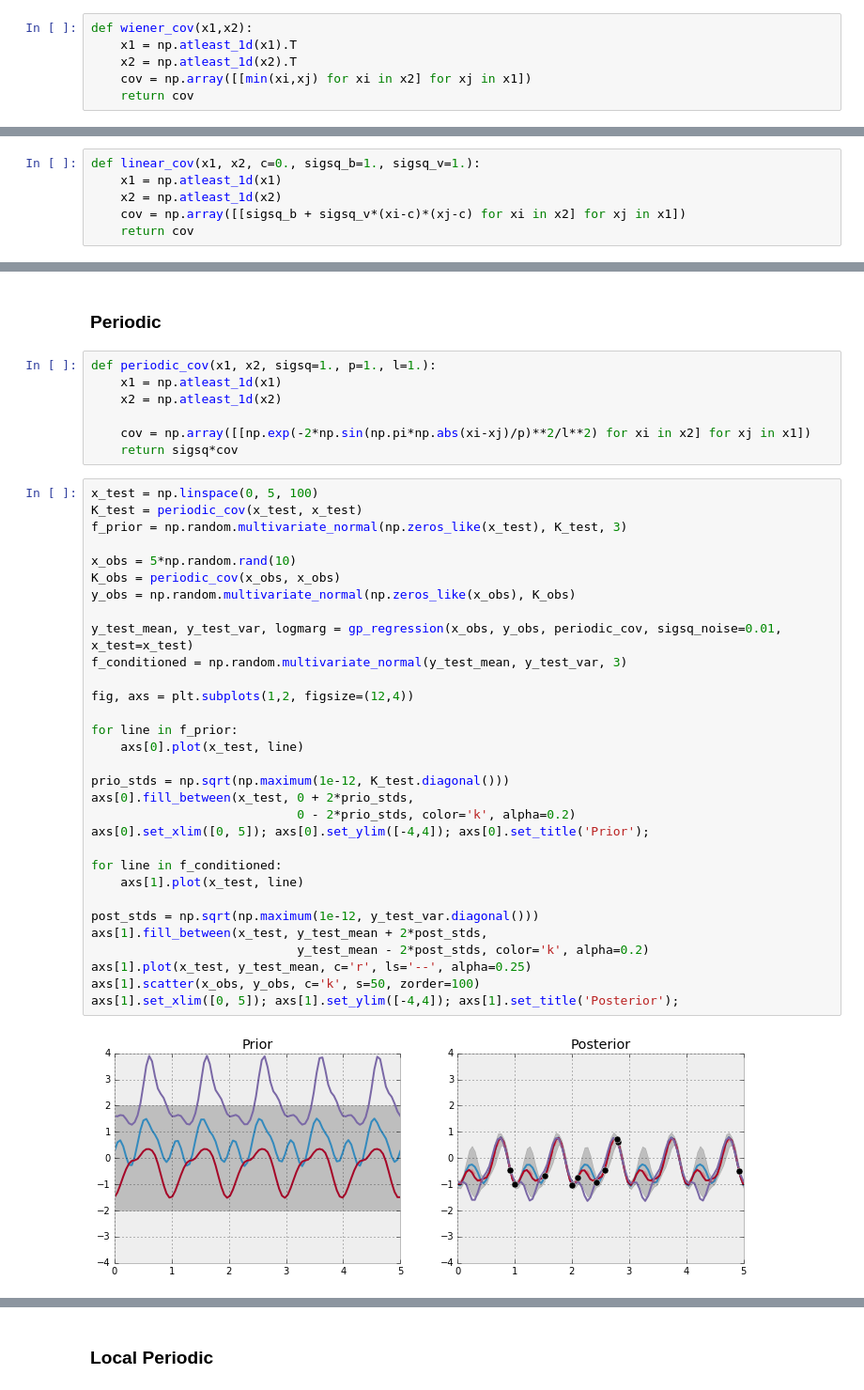
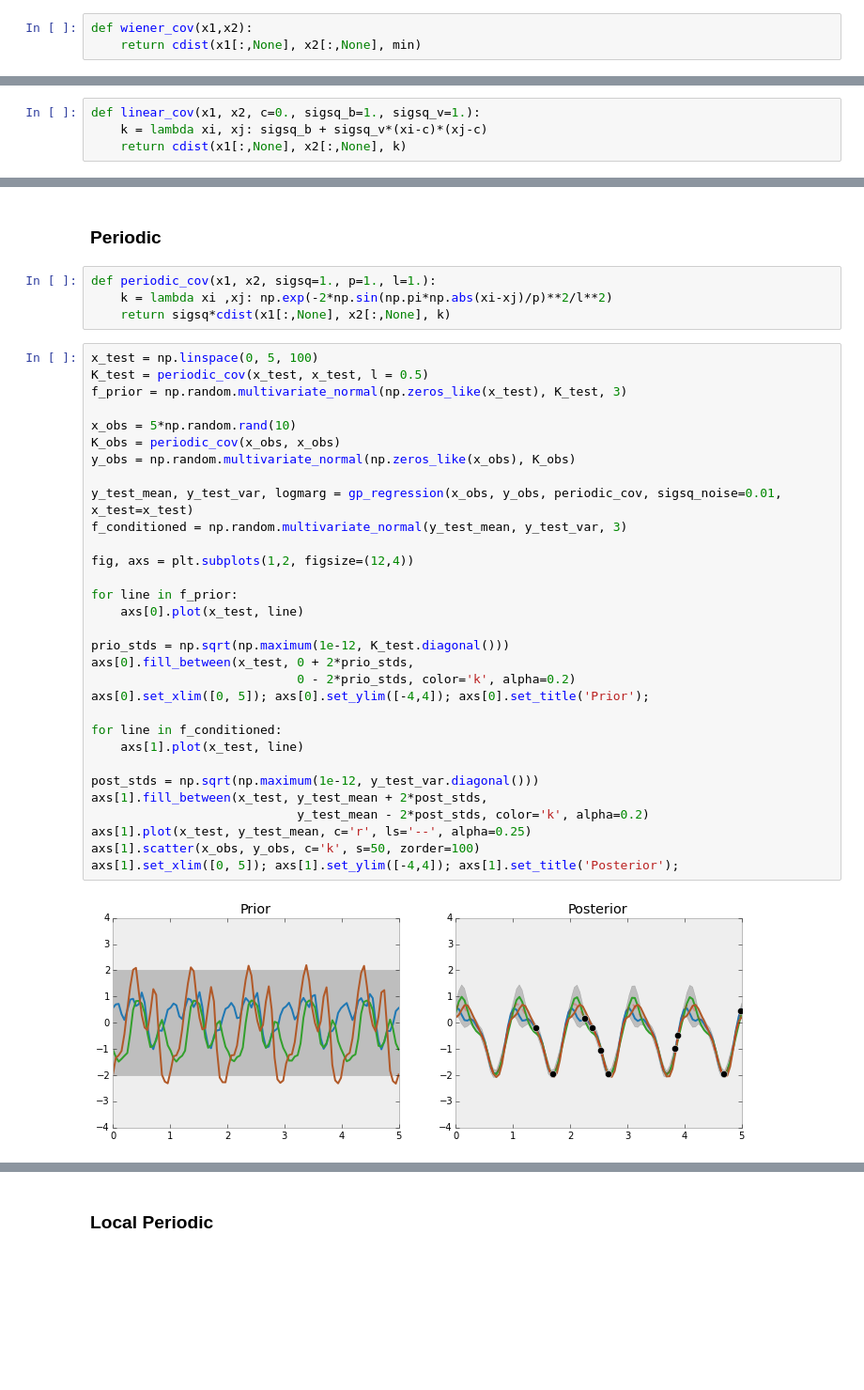
Before and after one commit to colinclement/diabetes-gp, a Jupyter notebook: nbs/GaussianProcessRegression.ipynb, the cells around one changed output, grey strips where cells are left out. Shown at 94% size. Saved outputs shown, nothing was run; the diff lists cells and outputs as text; blank space fills up the shorter version.

```diff
--- a/nbs/GaussianProcessRegression.ipynb
+++ b/nbs/GaussianProcessRegression.ipynb
@@ -158,12 +163,9 @@ plt.xlim([-5, 5]); plt.ylim([-2.5, 2.5]);
 # %% [markdown]
 ## [Exercise 2.3] The Wiener Process
 The Wiener process is defined for $x\ge 0$ and has $f(0)=0$. It has mean zero and a non-startionary covariance function $k(x,x')=\min(x,x')$. If we condition on the Wiener process passing through $f(1)=0$ we obtain a process known as the Brownian Bridge (ot _tied-down_ Wiener process). Show that this process has a covariance $k(x,x')=\min(x,x')-xx'$ for $0\le x,x'\le 1$ and mean $0$.
-# %%
-def wiener_cov(x1,x2):
-    x1 = np.atleast_1d(x1).T
-    x2 = np.atleast_1d(x2).T
-    cov = np.array([[min(xi,xj) for xi in x2] for xj in x1])
-    return cov
+# %%
+def wiener_cov(x1,x2):
+    return cdist(x1[:,None], x2[:,None], min)
 # %%
 x_test = np.linspace(0, 1)
 K_test = wiener_cov(x_test, x_test)
@@ -217,10 +216,8 @@ Results in linear regression
 $$y=v(x-c)+b$$
 # %%
 def linear_cov(x1, x2, c=0., sigsq_b=1., sigsq_v=1.):
-    x1 = np.atleast_1d(x1)
-    x2 = np.atleast_1d(x2)
-    cov = np.array([[sigsq_b + sigsq_v*(xi-c)*(xj-c) for xi in x2] for xj in x1])
-    return cov
+    k = lambda xi, xj: sigsq_b + sigsq_v*(xi-c)*(xj-c)
+    return cdist(x1[:,None], x2[:,None], k)
 # %%
 x_test = np.linspace(-1, 1)
 K_test = linear_cov(x_test, x_test)
@@ -261,44 +258,41 @@ axs[1].set_xlim([-1, 1]); axs[1].set_ylim([-4,4]); axs[1].set_title('Posterior')
 ### Periodic
 # %%
 def periodic_cov(x1, x2, sigsq=1., p=1., l=1.):
-    x1 = np.atleast_1d(x1)
-    x2 = np.atleast_1d(x2)
-
-    cov = np.array([[np.exp(-2*np.sin(np.pi*np.abs(xi-xj)/p)**2/l**2) for xi in x2] for xj in x1])
-    return sigsq*cov
+    k = lambda xi ,xj: np.exp(-2*np.sin(np.pi*np.abs(xi-xj)/p)**2/l**2)
+    return sigsq*cdist(x1[:,None], x2[:,None], k)
 # %%
 x_test = np.linspace(0, 5, 100)
-K_test = periodic_cov(x_test, x_test)
+K_test = periodic_cov(x_test, x_test, l = 0.5)
 f_prior = np.random.multivariate_normal(np.zeros_like(x_test), K_test, 3)
 
 x_obs = 5*np.random.rand(10)
 K_obs = periodic_cov(x_obs, x_obs)
 y_obs = np.random.multivariate_normal(np.zeros_like(x_obs), K_obs)
 
 y_test_mean, y_test_var, logmarg = gp_regression(x_obs, y_obs, periodic_cov, sigsq_noise=0.01, x_test=x_test)
 f_conditioned = np.random.multivariate_normal(y_test_mean, y_test_var, 3)
 
 fig, axs = plt.subplots(1,2, figsize=(12,4))
 
 for line in f_prior:
     axs[0].plot(x_test, line)
 
 prio_stds = np.sqrt(np.maximum(1e-12, K_test.diagonal()))
 axs[0].fill_between(x_test, 0 + 2*prio_stds,
                             0 - 2*prio_stds, color='k', alpha=0.2)
 axs[0].set_xlim([0, 5]); axs[0].set_ylim([-4,4]); axs[0].set_title('Prior');
 
 for line in f_conditioned:
     axs[1].plot(x_test, line)
 
 post_stds = np.sqrt(np.maximum(1e-12, y_test_var.diagonal()))
 axs[1].fill_between(x_test, y_test_mean + 2*post_stds,
                             y_test_mean - 2*post_stds, color='k', alpha=0.2)
 axs[1].plot(x_test, y_test_mean, c='r', ls='--', alpha=0.25)
 axs[1].scatter(x_obs, y_obs, c='k', s=50, zorder=100)
 axs[1].set_xlim([0, 5]); axs[1].set_ylim([-4,4]); axs[1].set_title('Posterior');
 # %% [output]
-[figure, old version]
+[figure, new version]
 # %%
 plt.matshow(K_test, cmap='RdBu_r')
 # %% [output]
```
Also changed, not shown: parts of 25 cells of this notebook.
